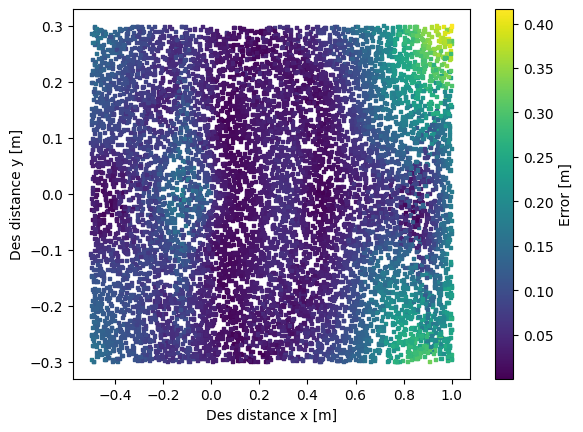
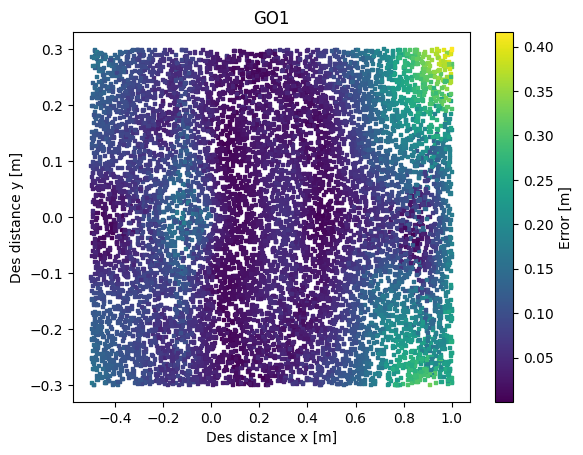
The notebook cell's code change between the first figure and the second:
--- before
+++ after
@@ -1,3 +1,4 @@
 plt.scatter(des[:,0],des[:,1], np.full(des[: , 1].shape,5), marker='s', c=err)
+plt.title("GO1")
 plt.colorbar(label="Error [m]")
 plt.xlabel("Des distance x [m]")

Commit: tuned solo (still not works)